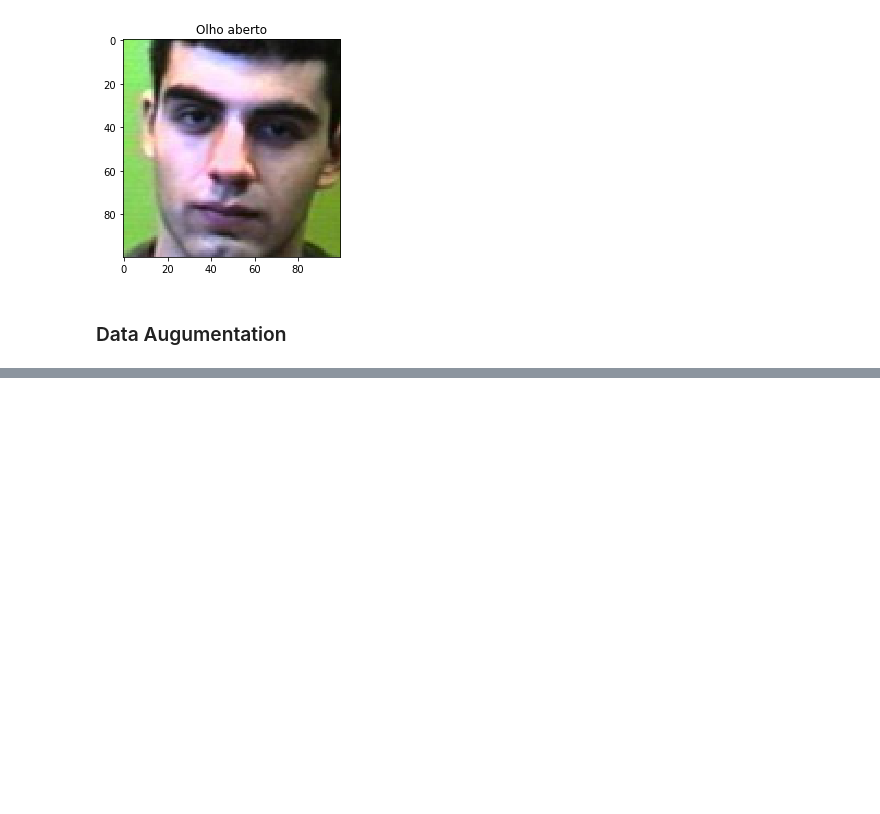
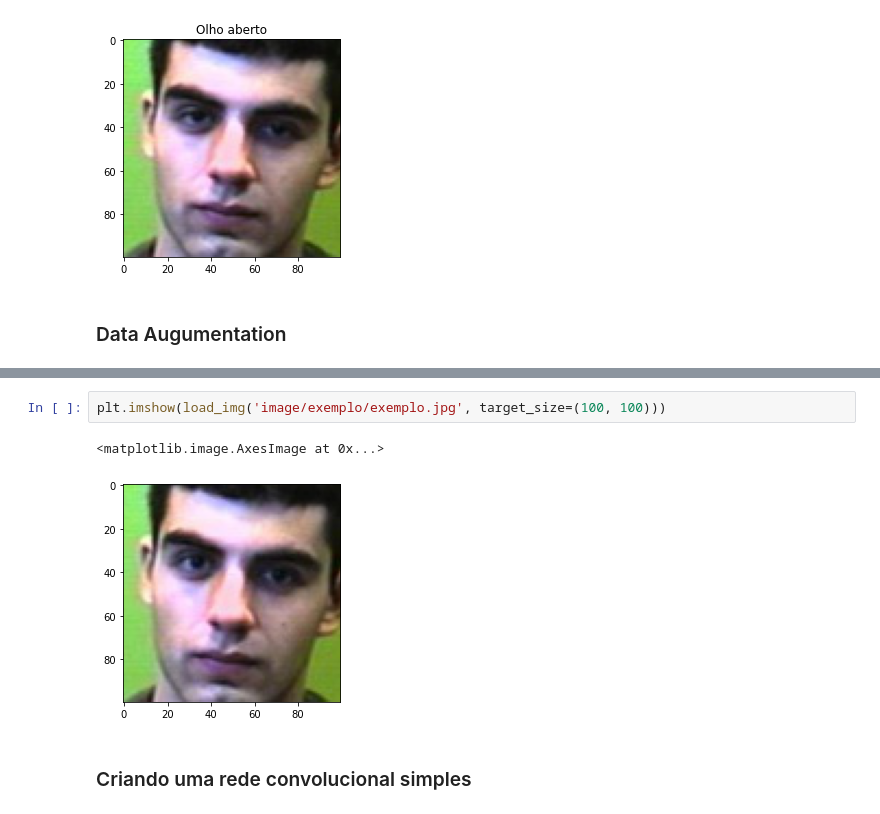
Before and after one commit to guioishi/tccia, a Jupyter notebook: TCC_Detecção_Sonolência_Guilherme_Renan.ipynb, the cells around one changed output, grey strips where cells are left out. Cells and saved outputs as stored; diff of their text form; blank space fills up the shorter version.

```diff
--- a/TCC_Detecção_Sonolência_Guilherme_Renan.ipynb
+++ b/TCC_Detecção_Sonolência_Guilherme_Renan.ipynb
@@ -597,0 +524,7 @@ train_generator = train_datagen.flow_from_directory('Fotos/train/',
+# %%
+plt.imshow(load_img('image/exemplo/exemplo.jpg', target_size=(100, 100)))
+# %% [output]
+<matplotlib.image.AxesImage at 0x...>
+[figure, added]
+# %% [markdown]
+### Criando uma rede convolucional simples
```
Also changed, not shown: parts of 36 cells of this notebook.
